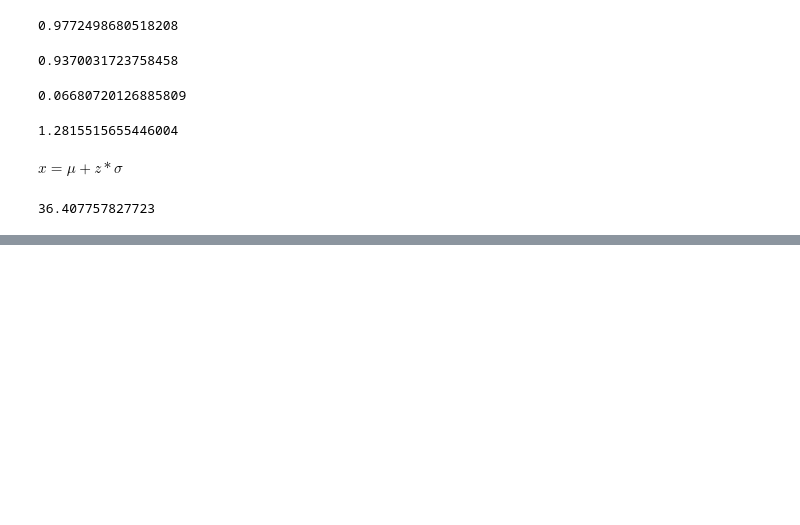
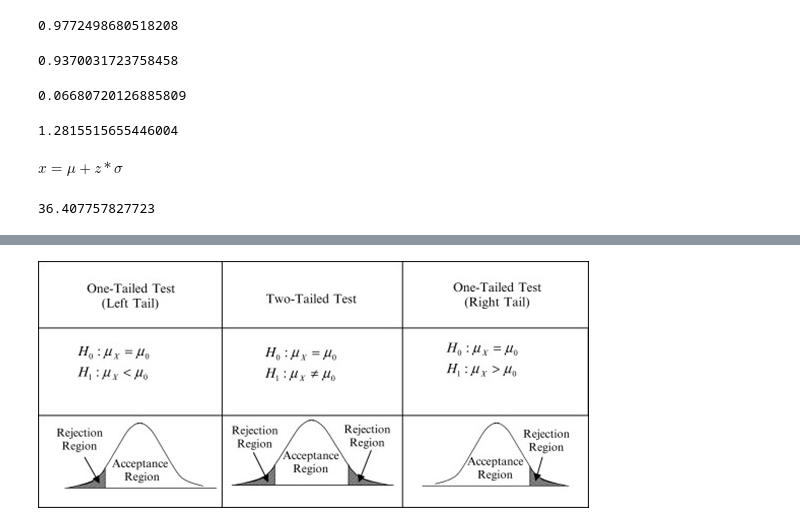
Before and after one commit to jonathankothakapu/Stats_in_Python, a Jupyter notebook: Stats.ipynb, the cells around one changed output, grey strips where cells are left out. Drawn from its saved outputs; the diff is of its cells as text; code cells hidden in the pictures; blank space fills up the shorter version.

```diff
--- a/Stats.ipynb
+++ b/Stats.ipynb
@@ -772,0 +1044,4 @@ $x = \mu + z*\sigma$
+# %%
+Image(filename = 'Hypo_Z.jpg')
+# %% [output]
+[figure, added]
```
Also changed, not shown: parts of 72 cells of this notebook.
